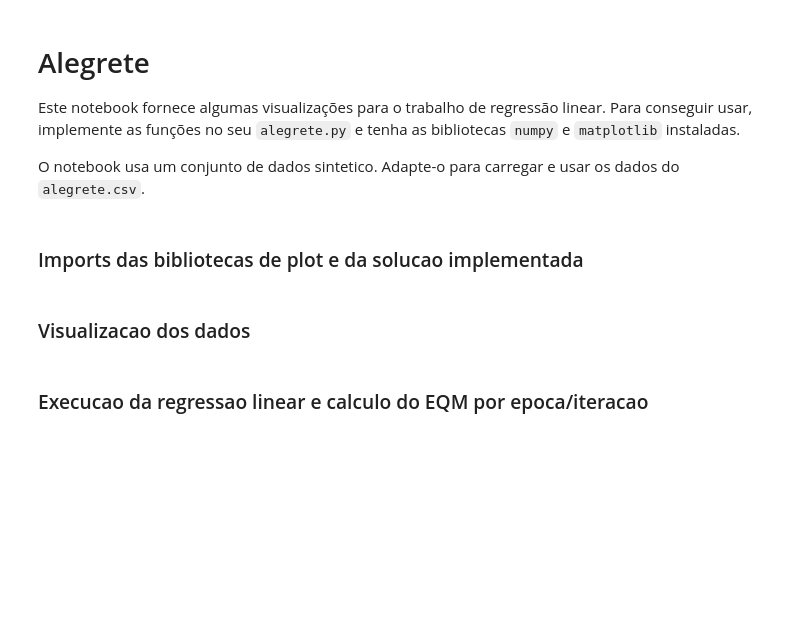
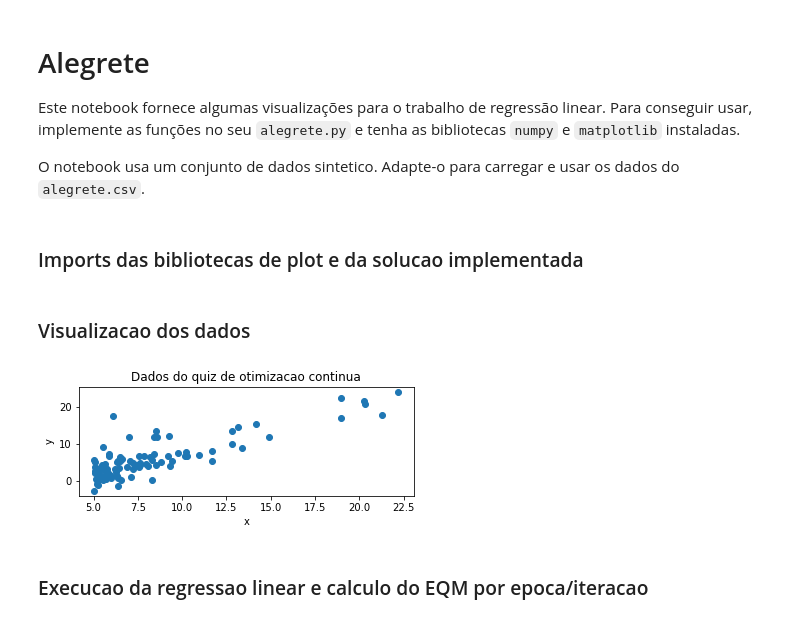
Before and after one commit to vickyad/ia-trab3, a Jupyter notebook: alegrete.ipynb, the cells around one changed output. Saved outputs shown, nothing was run; the diff lists cells and outputs as text; code cells hidden in the pictures; blank space fills up the shorter version.

```diff
--- a/alegrete.ipynb
+++ b/alegrete.ipynb
@@ -20,20 +20,17 @@ import alegrete
 ### Visualizacao dos dados
 # %%
 # dataset do Quiz de Otimizacao Continua -- troque para carregar o alegrete.csv
-quiz_data = np.array([
-    [1, 3],
-    [2, 4],
-    [3, 4],
-    [4, 2]
-])
+quiz_data = np.array(np.genfromtxt('alegrete.csv', delimiter=','), dtype=np.float128)
 
 #Gráfico dos dados
 plt.figure(figsize=(6, 2))
 plt.scatter(quiz_data[:,0], quiz_data[:,1])
 plt.xlabel('x')
 plt.ylabel('y')
 plt.title('Dados do quiz de otimizacao continua')
 plt.show()
+# %% [output]
+[figure, added]
 # %% [markdown]
 ### Execucao da regressao linear e calculo do EQM por epoca/iteracao
 # %%
```
Also changed, not shown: parts of 3 cells of this notebook, 1 other file.
